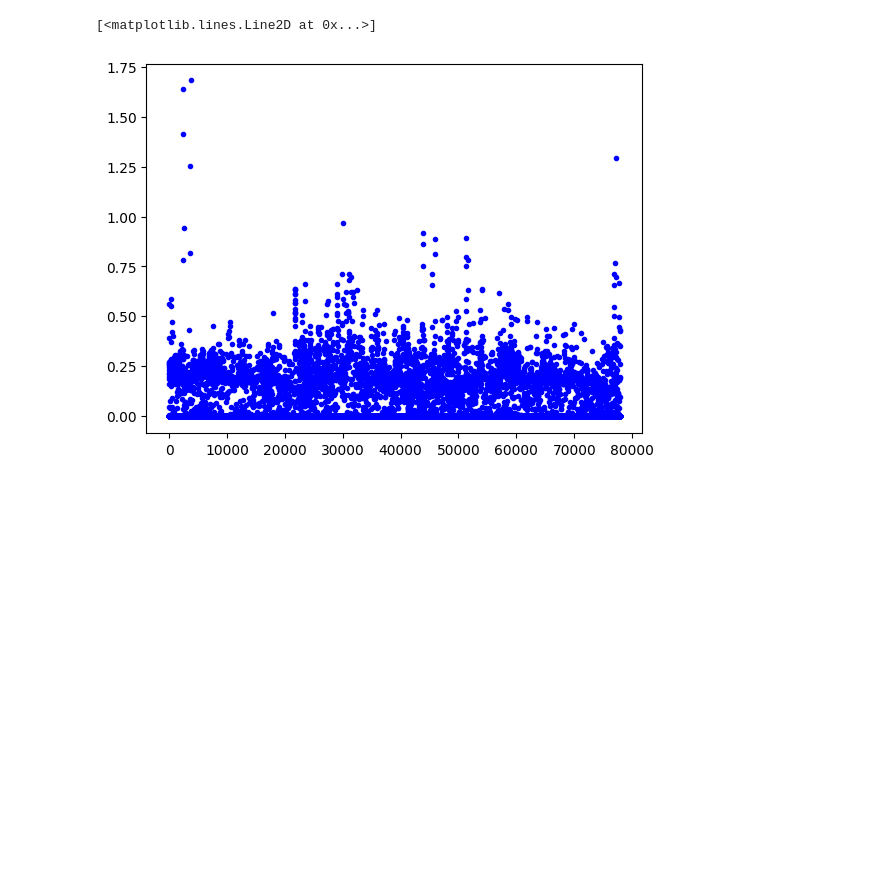
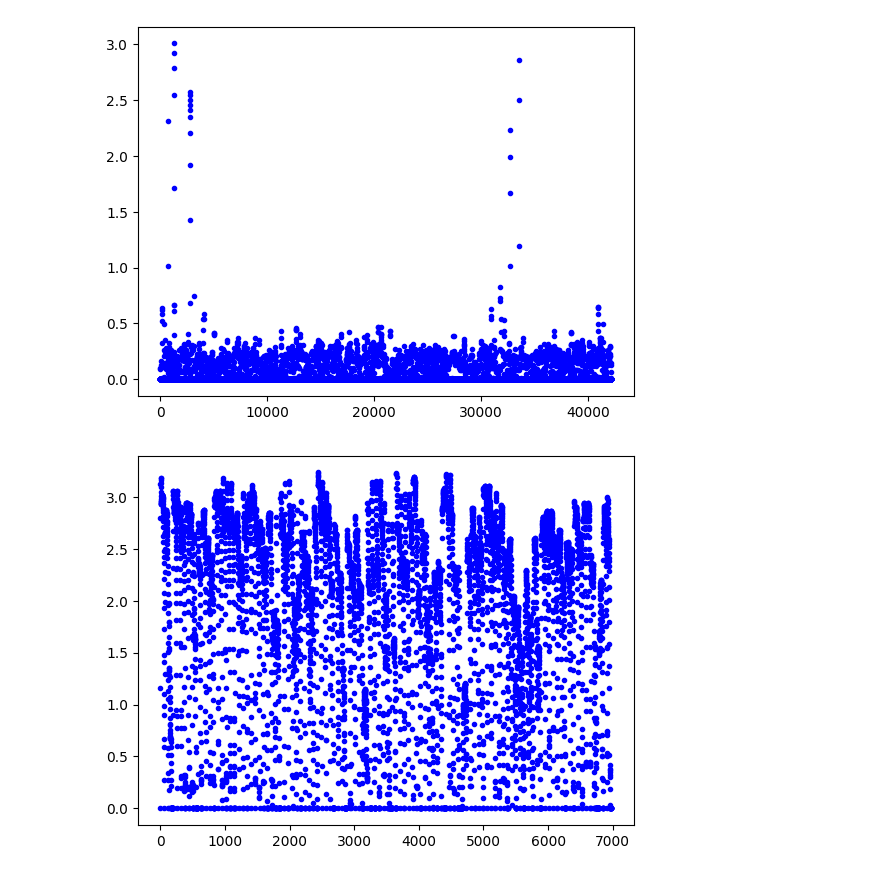
Before and after one commit to GuiMacielPereira/sensor_ML, a Jupyter notebook: data_processing/data_prep.sync.ipynb, the cells around one changed output. Drawn from its saved outputs; the diff is of its cells as text; code cells hidden in the pictures; blank space fills up the shorter version.

Commit message:
Looked at triggers with length=64 points instead of 32. Reached the concludion that using 64 points is not worth the hassle. Played around with thresholds to filter signals to use during training.

```diff
--- a/data_processing/data_prep.sync.ipynb
+++ b/data_processing/data_prep.sync.ipynb
@@ -33,19 +33,18 @@ def separateIntoTriggers(signal, trigIdx, releaseIdx, width=width):
         upSig = signal[i:i+width]
         downSig = signal[j-width:j]
 
-        if np.any(upSig>=2):          # Hardcoded threshold to select only clean signals
-
-            if np.any(upSig[-10:]<=0.5):    # Check that this length doe not include release
+        if np.mean(upSig<=0.5)>=0.8:          # Hardcoded threshold to select only clean signals
+            false_trigs.append(upSig)
+        else:
+            if np.any(upSig[-10:]<=1.5):    # Check that this length doe not include release
                 short_trigs.append(upSig)
             else:
                 # TODO: Need to confirm that approach below is matching up triggers to releases correctly
                 triggers.append(upSig)
                 releases.append(downSig)
-        else:
-            false_trigs.append(upSig)
 
     print("\nNumber of signals excluded because false noise: ", len(false_trigs))
-    print("\nNumber of signals excluded becasue too short: ", len(short_trigs))
+    print("Number of signals excluded becasue too short: ", len(short_trigs))
 
     return np.array(triggers), np.array(releases), (np.array(false_trigs), np.array(short_trigs))
 
@@ -86,17 +79,16 @@ releases shape:  (2260, 64)
 # %%
 # Plot noisy triggers to make sure they are faulty signals
 # Best to see on a matplotlib plot rather than a jupyter notebook
 false_trigs, short_trigs = faulty
 for f_trig in (false_trigs, short_trigs):
+    if len(f_trig)==0: continue
     false_sig = np.concatenate(f_trig)
     plt.figure()
     plt.plot(np.arange(len(false_sig)), false_sig, "b.")
     plt.show()
-
-exit()
 # %% [output]
-[<matplotlib.lines.Line2D at 0x...>]
-[figure, old version]
+[figure, new version]
+[figure, added]
 # %%
 print("triggers shape:", triggers.shape)
 print("releases shape: ", releases.shape)
```
Also changed, not shown: parts of 4 cells of this notebook, 7 other files.
